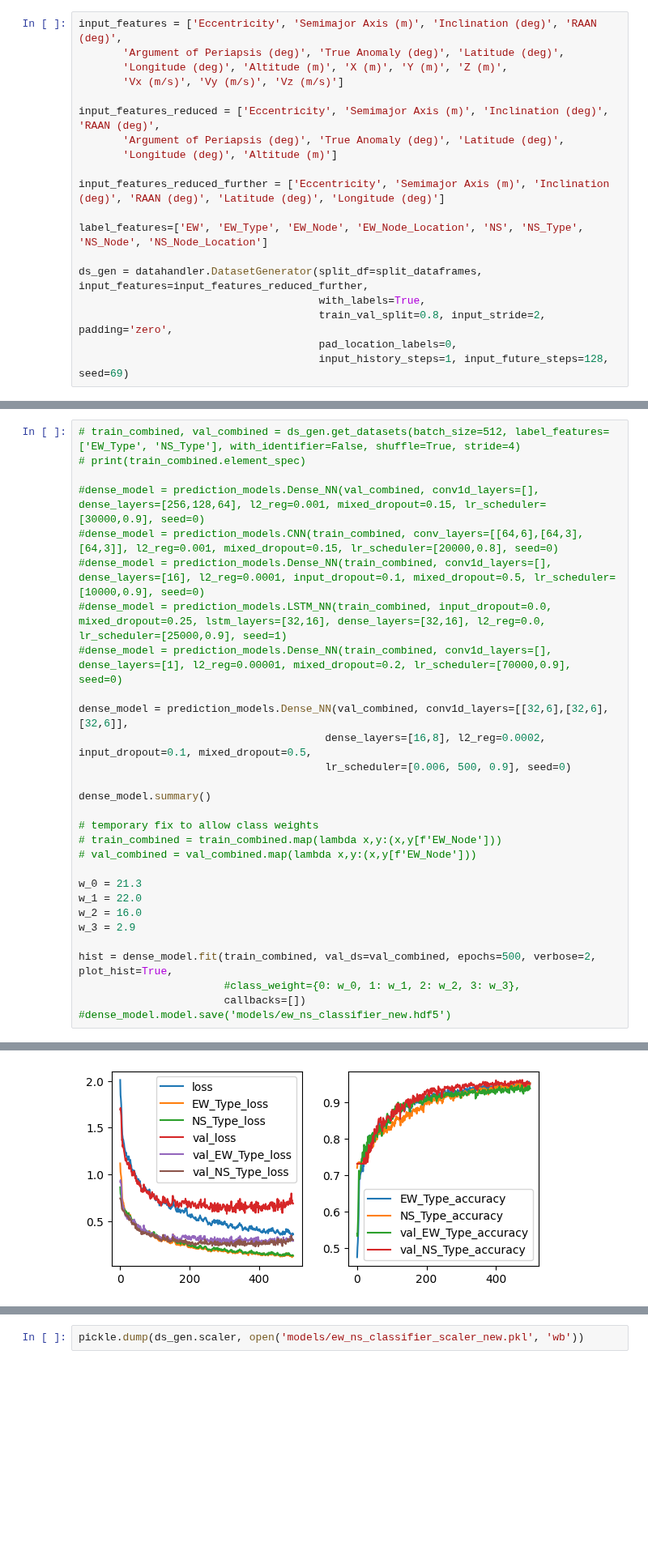
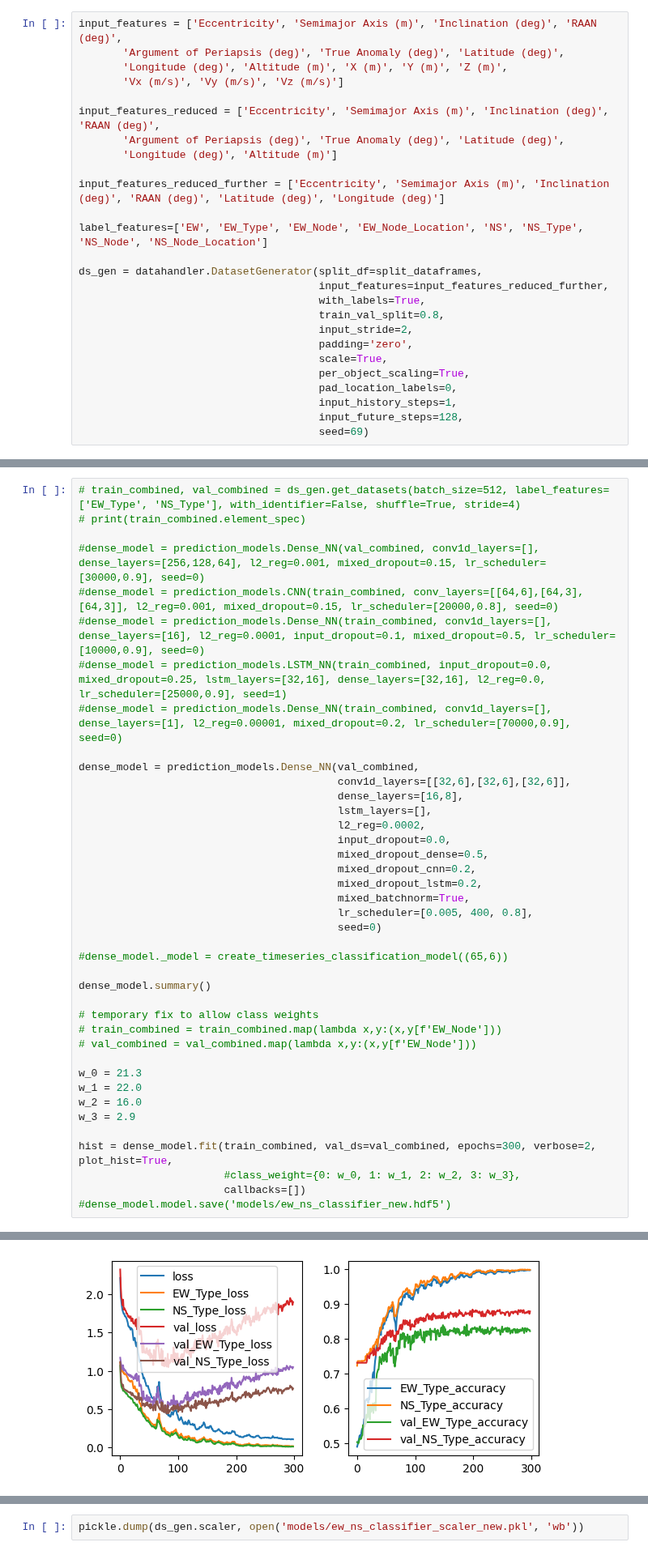
Before and after one commit to DavidBaldsiefen/splid-challenge, a Jupyter notebook: node_classifier.ipynb, the cells around one changed output, grey strips where cells are left out. Shown at 81% size. Saved outputs shown, nothing was run; the diff lists cells and outputs as text; blank space fills up the shorter version.

```diff
--- a/node_classifier.ipynb
+++ b/node_classifier.ipynb
@@ -39,11 +39,18 @@ input_features_reduced_further = ['Eccentricity', 'Semimajor Axis (m)', 'Inclina
 
 label_features=['EW', 'EW_Type', 'EW_Node', 'EW_Node_Location', 'NS', 'NS_Type', 'NS_Node', 'NS_Node_Location']
 
-ds_gen = datahandler.DatasetGenerator(split_df=split_dataframes, input_features=input_features_reduced_further,
+ds_gen = datahandler.DatasetGenerator(split_df=split_dataframes,
+                                      input_features=input_features_reduced_further,
                                       with_labels=True,
-                                      train_val_split=0.8, input_stride=2, padding='zero',
+                                      train_val_split=0.8,
+                                      input_stride=2,
+                                      padding='zero',
+                                      scale=True,
+                                      per_object_scaling=True,
                                       pad_location_labels=0,
-                                      input_history_steps=1, input_future_steps=128, seed=69)
+                                      input_history_steps=1,
+                                      input_future_steps=128,
+                                      seed=69)
 # %% [output]
 =========================Creating Generator=======================
 Seed: 69
@@ -74,9 +154,20 @@ print(train_combined.element_spec)
 #dense_model = prediction_models.LSTM_NN(train_combined, input_dropout=0.0, mixed_dropout=0.25, lstm_layers=[32,16], dense_layers=[32,16], l2_reg=0.0, lr_scheduler=[25000,0.9], seed=1)
 #dense_model = prediction_models.Dense_NN(train_combined, conv1d_layers=[], dense_layers=[1], l2_reg=0.00001, mixed_dropout=0.2, lr_scheduler=[70000,0.9], seed=0)
 
-dense_model = prediction_models.Dense_NN(val_combined, conv1d_layers=[[32,6],[32,6],[32,6]],
-                                       dense_layers=[16,8], l2_reg=0.0002, input_dropout=0.1, mixed_dropout=0.5,
-                                       lr_scheduler=[0.006, 500, 0.9], seed=0)
+dense_model = prediction_models.Dense_NN(val_combined,
+                                         conv1d_layers=[[32,6],[32,6],[32,6]],
+                                         dense_layers=[16,8],
+                                         lstm_layers=[],
+                                         l2_reg=0.0002,
+                                         input_dropout=0.0,
+                                         mixed_dropout_dense=0.5,
+                                         mixed_dropout_cnn=0.2,
+                                         mixed_dropout_lstm=0.2,
+                                         mixed_batchnorm=True,
+                                         lr_scheduler=[0.005, 400, 0.8],
+                                         seed=0)
+
+#dense_model._model = create_timeseries_classification_model((65,6))
 
 dense_model.summary()
 
@@ -89,7 +180,7 @@ w_1 = 22.0
 w_2 = 16.0
 w_3 = 2.9
 
-hist = dense_model.fit(train_combined, val_ds=val_combined, epochs=500, verbose=2, plot_hist=True,
+hist = dense_model.fit(train_combined, val_ds=val_combined, epochs=300, verbose=2, plot_hist=True,
                        #class_weight={0: w_0, 1: w_1, 2: w_2, 3: w_3},
                        callbacks=[])
 #dense_model.model.save('models/ew_ns_classifier_new.hdf5')
@@ -114,4 +205,4 @@ Evaluating model:
-[figure, old version]
+[figure, new version]
 # %%
 pickle.dump(ds_gen.scaler, open('submission/models/ew_ns_classifier_scaler_oneshot_cnn.pkl', 'wb'))
 dense_model.model.save('submission/models/ew_ns_classifier_oneshot_cnn.hdf5')
```
Also changed, not shown: parts of 9 cells of this notebook, 10 other files.
